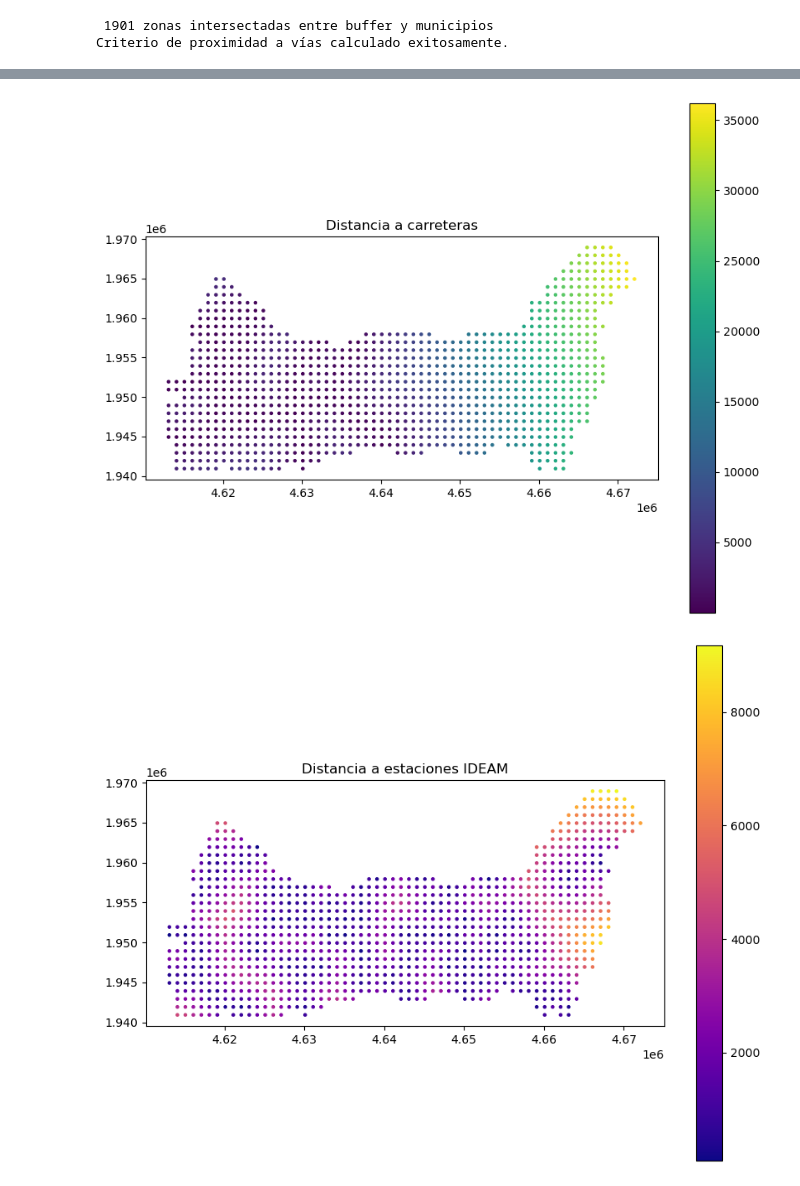
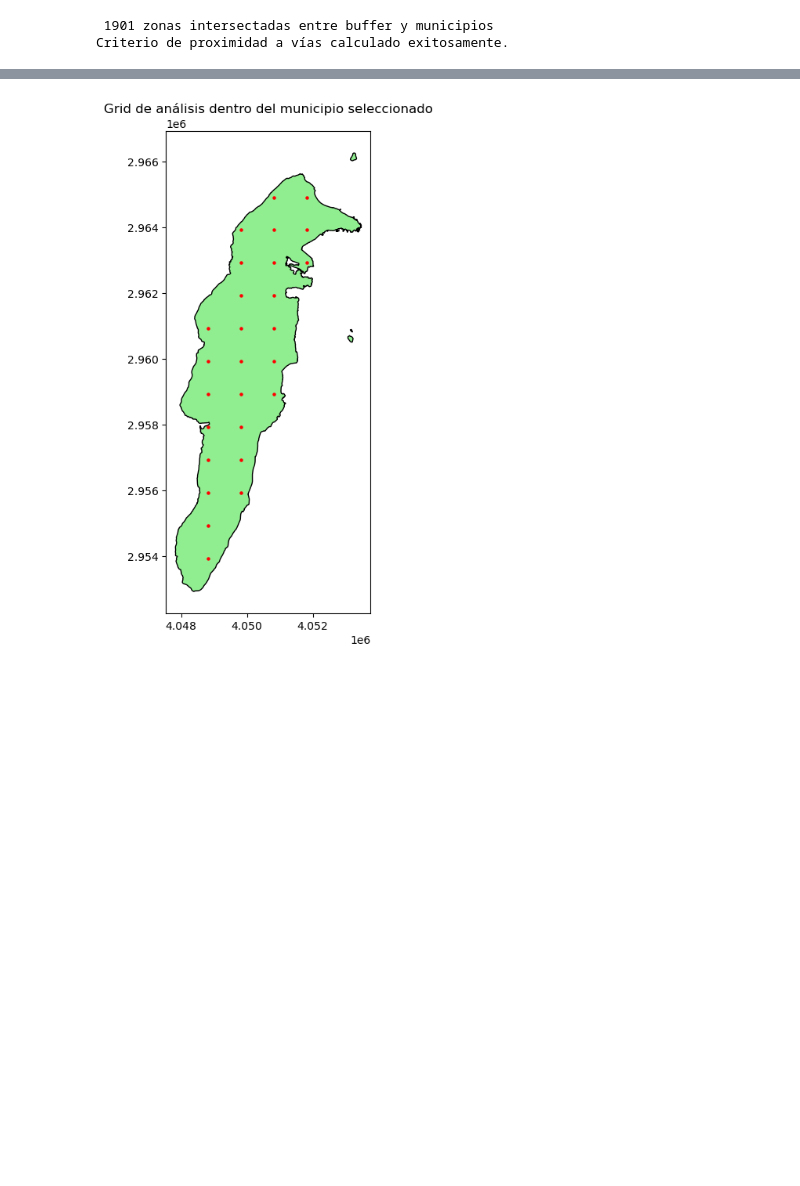
Before and after one commit to stefannyizq/programaci-n_sig, a Jupyter notebook: Entrega_SIG2.ipynb, the cells around one changed output, grey strips where cells are left out. Cells and saved outputs as stored; diff of their text form; code cells hidden in the pictures; blank space fills up the shorter version.

```diff
--- a/Entrega_SIG2.ipynb
+++ b/Entrega_SIG2.ipynb
@@ -267,28 +248,29 @@ plt.show()
 # %%
-from shapely.ops import nearest_points
+#Mapa de puntos
 
-# Filtramos las vías dentro de Palmira
-roads_in_palmira = gpd.overlay(roads, best_mun_gdf, how='intersection')
+from shapely.geometry import box
 
-# Filtramos estaciones dentro de Palmira
-stations_in_palmira = gpd.sjoin(gdf_est, best_mun_gdf, how='inner', predicate='within')
+# Bounding box del municipio
+bounds = municipio_optimo.total_bounds
+xmin, ymin, xmax, ymax = bounds
 
-# Calculamos distancia a vías
-grid_gdf['dist_road'] = grid_gdf.geometry.apply(lambda point: roads_in_palmira.distance(point).min())
+# Definir resolución del grid
+res = 1000  # 1 km
 
-# Calculamos distancia a estaciones
-grid_gdf['dist_station'] = grid_gdf.geometry.apply(lambda point: stations_in_palmira.distance(point).min())
+# Crear malla de puntos
+cols = list(np.arange(xmin, xmax, res))
+rows = list(np.arange(ymin, ymax, res))
+points = [Point(x, y) for x in cols for y in rows]
 
-# Visualización simple de distancias a carreteras
-grid_gdf.plot(column='dist_road', cmap='viridis', legend=True, markersize=5)
-plt.title("Distancia a carreteras")
+# Convertir a GeoDataFrame y filtrar los puntos que están dentro del municipio
+grid = gpd.GeoDataFrame(geometry=points, crs=municipio_optimo.crs)
+grid = grid[grid.within(municipio_optimo.geometry.values[0])]
+
+# Visualizar
+ax = municipio_optimo.plot(edgecolor="black", facecolor="lightgreen")
+grid.plot(ax=ax, color="red", markersize=5)
+plt.title("Grid de análisis dentro del municipio seleccionado")
 plt.show()
-
-# Visualización simple de distancias a estaciones
-grid_gdf.plot(column='dist_station', cmap='plasma', legend=True, markersize=5)
-plt.title("Distancia a estaciones IDEAM")
-plt.show()
 # %% [output]
-[figure, old version]
+[figure, new version]
-[figure, removed]
 # %%
```
Also changed, not shown: parts of 8 cells of this notebook, 5 other files.
